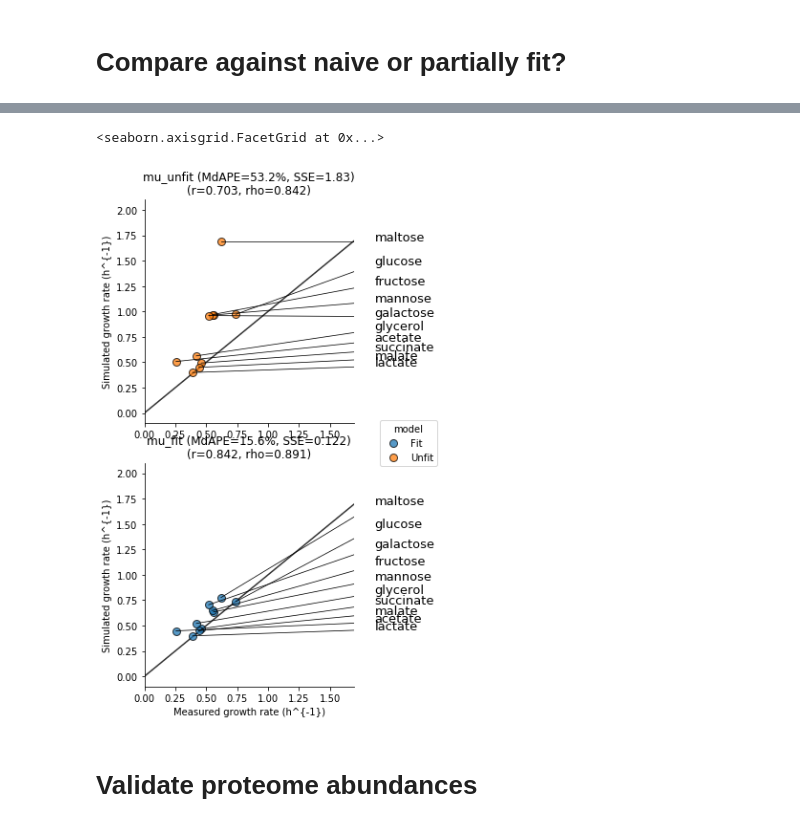
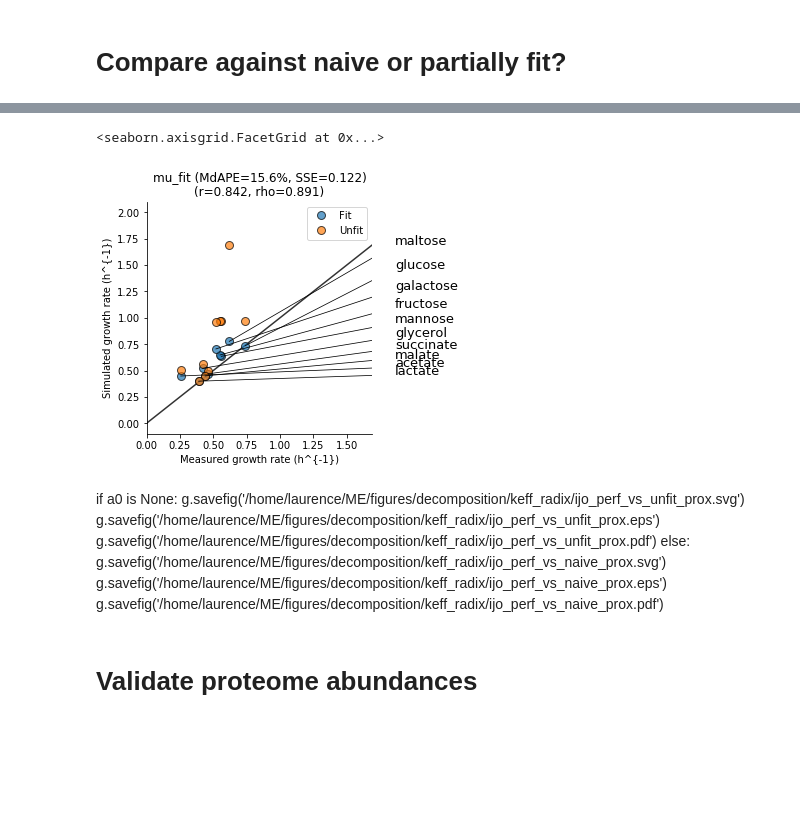
Before and after one commit to SBRG/dynamicme, a Jupyter notebook: notebooks/keff_radix/validate_fit.ipynb, the cells around one changed output, grey strips where cells are left out. Saved outputs shown, nothing was run; the diff lists cells and outputs as text; code cells hidden in the pictures; blank space fills up the shorter version.

```diff
--- a/notebooks/keff_radix/validate_fit.ipynb
+++ b/notebooks/keff_radix/validate_fit.ipynb
@@ -146,46 +146,55 @@ df_perf = dsplot.groupby('variable').apply(lambda x: pd.Series({
 dsplot.variable = dsplot.variable.astype('category')
 dsplot.model = dsplot.model.astype('category')
 dsplot.variable.cat.reorder_categories(['mu_unfit','mu_fit'], inplace=True)
-g = sns.FacetGrid(dsplot, row='variable', hue='model', size=4, aspect=1, sharex=False, sharey=False)
-g.map(plt.plot, 'mu_meas','value', linestyle='None', marker='o', markeredgecolor='#000000',lw=0.2, markersize=8, alpha=0.75)
+
+#g = sns.FacetGrid(dsplot, row='variable', hue='model', size=4, aspect=1, sharex=False, sharey=False)
+g = sns.FacetGrid(dsplot, hue='model', size=4, aspect=1, sharex=False, sharey=False)
+
+g.map(plt.plot, 'mu_meas','value', linestyle='None', marker='o', markeredgecolor='#000000',lw=0.2, markersize=8, alpha=0.7)
 for ax in g.axes.flat:
     ax.plot([0,2],[0,2], zorder=1, color='#333333')
     mdl  = ax.get_title().replace('variable = ','')
+    if mdl=='':
+        mdl = 'mu_fit'
+
     mdape= df_perf.loc[mdl].mdape
     sse  = df_perf.loc[mdl].sse
     r    = df_perf.loc[mdl].r
     rho  = df_perf.loc[mdl].rho
     ax.set_title('%s (MdAPE=%.3g%%, SSE=%.3g)\n(r=%.3g, rho=%.3g)'%(mdl,mdape, sse, r,rho))
+
     # Plot text
+    if mdl=='':
+        mdl = 'Fit'
     dfj = dsplot[ dsplot.variable==mdl]
     #----------------------------------
     ZERO = 1e-8
     yvar = 'value'
     xvar = 'mu_meas'
     textvar = 'substrate'
     ymin = dsplot[yvar].min() #dfj[yvar].max()*ZERO*1e1
     ymax = dsplot[yvar].max() #ZERO*5e3
     xmax = dsplot[xvar].max()
     xymax = max(xmax,ymax)
     n = len(dfj[textvar].unique())
     k = 0
     for i,row in dfj.sort_values(yvar).iterrows():
         x = row[xvar]
         y = row[yvar]
         group = row[textvar]
         if x > ZERO and y > ZERO:
             #incons = abs(x-y)/(x+y) > 0.9
             #if True:
             k += 1
             xx = xymax*1.1
             yy = np.exp(np.log(ymin) + float(k)/n * (np.log(ymax)-np.log(ymin)))
             ax.text(xx, yy, group, color='black', size=13)
             ax.plot([x, xx], [y, yy], lw=0.75, color='black', zorder=2)
             ax.set(xlim=[ZERO, xymax])
-
+ax.legend()
 g.set_xlabels('Measured growth rate (h^{-1})')
 g.set_ylabels('Simulated growth rate (h^{-1})')
-g.add_legend()
+#g.add_legend()
 # %% [output]
 <seaborn.axisgrid.FacetGrid at 0x...>
-[figure, old version]
+[figure, new version]
@@ -201,3 +201,12 @@ else:
+# %% [markdown]
+if a0 is None:
+    g.savefig('/home/laurence/ME/figures/decomposition/keff_radix/ijo_perf_vs_unfit_prox.svg')
+    g.savefig('/home/laurence/ME/figures/decomposition/keff_radix/ijo_perf_vs_unfit_prox.eps')
+    g.savefig('/home/laurence/ME/figures/decomposition/keff_radix/ijo_perf_vs_unfit_prox.pdf')
+else:
+    g.savefig('/home/laurence/ME/figures/decomposition/keff_radix/ijo_perf_vs_naive_prox.svg')
+    g.savefig('/home/laurence/ME/figures/decomposition/keff_radix/ijo_perf_vs_naive_prox.eps')
+    g.savefig('/home/laurence/ME/figures/decomposition/keff_radix/ijo_perf_vs_naive_prox.pdf')
 # %% [markdown]
 # Validate proteome abundances
 # %%
```
Also changed, not shown: parts of 1 cell of this notebook, 6 other files.
